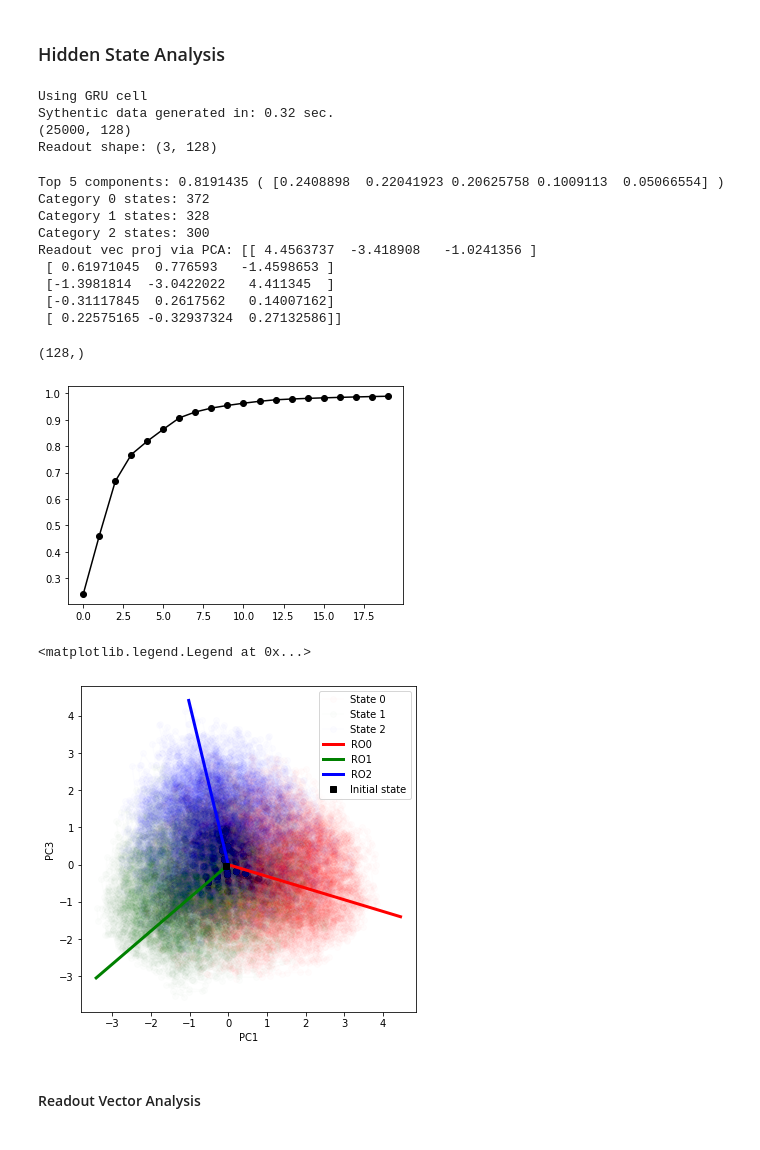
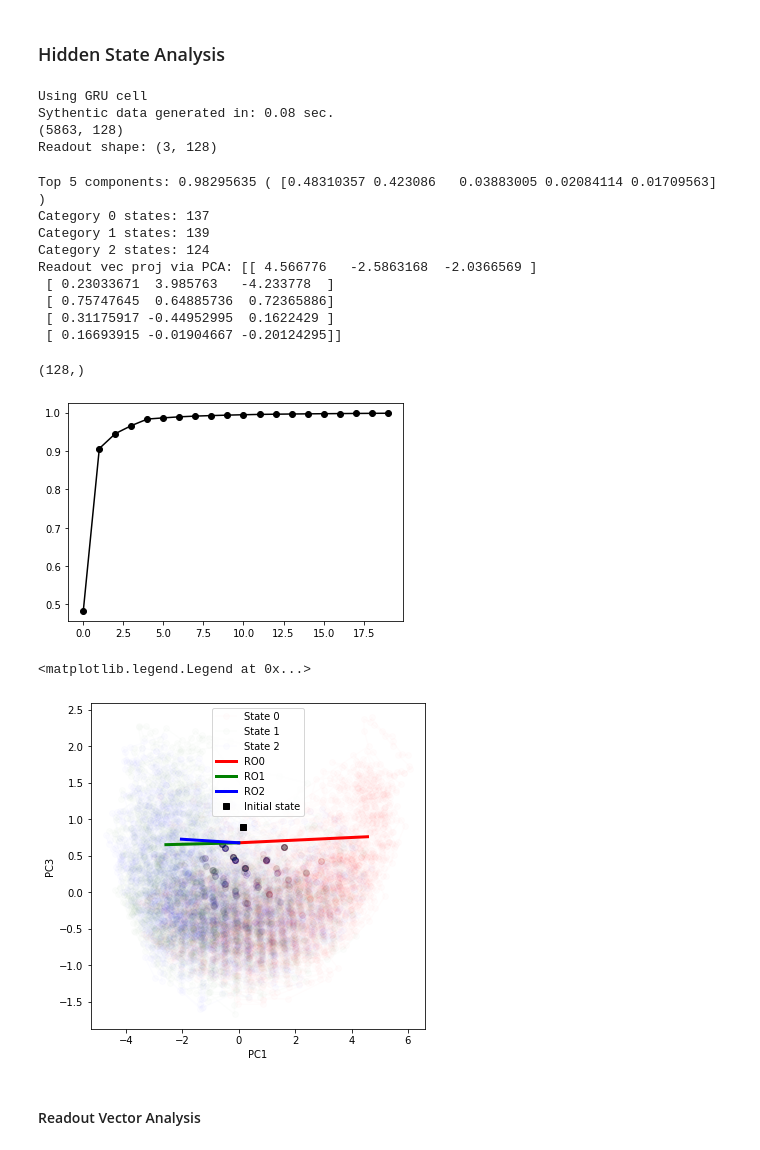
Before and after one commit to kaitken17/colab_based_projects, a Jupyter notebook: sythetic_analysis_multiclass.ipynb, the cells around one changed output. Saved outputs shown, nothing was run; the diff lists cells and outputs as text; code cells hidden in the pictures.

```diff
--- a/sythetic_analysis_multiclass.ipynb
+++ b/sythetic_analysis_multiclass.ipynb
@@ -1042,7 +1075,7 @@ Data Saved
 # Save the network
 path =  '/content/drive/My Drive/ml_research/fixedpoints_nlp/data/gru_3classrgb_xe_noRO_l2is2e-4.pickle'
 
-train_params.pop('decay_fun')
+# train_params.pop('decay_fun')
 
 save_data = override_data(path, True)
 save_run_data(path, save_data, get_params(opt_state), toy_params, rnn_specs, train_params)
@@ -1051,6 +1085,6 @@ KeyError: ignored
 # %%
 # Loads network
-path = '/content/drive/My Drive/ml_research/fixedpoints_nlp/data/gru_4classrgb_01-12-23-30is01_noRO_l2is5e-3.pickle'
+path = '/content/drive/My Drive/ml_research/fixedpoints_nlp/data/gru_3classrgb_xe_noRO_l2is2e-4.pickle'
 
 with open(path, 'rb') as load_file:
     params_loaded = pickle.load(load_file)
@@ -1112,7 +1146,8 @@ def rnn_states(batch, rnn_params, only_final=False):
   if only_final: # returns only the final hidden state
     return [h[batch['index'][0]] for h in states]
   else:
-    return [h[:batch['index'][0]+1] for h in states]
+    # return [h[:batch['index'][0]+1] for h in states]
+    return [h[:idx[0]] for h, idx in zip(states, batch['index'])]
 
 def keep_unique_fixed_points(fps, identical_tol=0.0, do_print=True):
   """Get unique fixed points by choosing a representative within tolerance.
@@ -1157,7 +1192,7 @@ def keep_unique_fixed_points(fps, identical_tol=0.0, do_print=True):
 cell = build_cell(rnn_specs)
 
 # Get RNN hidden states in response to a test batch.
-n_trials = 1000
+n_trials = 400
 
 syn_data_test = generate_data(n_trials, toy_params, rnn_specs['output_size'])
 
@@ -1173,8 +1208,8 @@ readout = wO.T
 print('Readout shape:', readout.shape)
 # %% [output]
 Using GRU cell
-Sythentic data generated in: 0.32 sec.
-(25000, 128)
+Sythentic data generated in: 0.08 sec.
+(5863, 128)
 Readout shape: (3, 128)
 # %%
 pc_dims = 5
@@ -1199,60 +1234,62 @@ for i in range(len(toy_params['sentiments'])):
 # We use principal components analysis (PCA) for visualization.
 pca = PCA(n_components=pc_dims).fit(pts)
 comp = pca.components_ # pc_dims x n_hidden
-print('Readout vec proj via PCA:', np.matmul(comp, readout.T))
+print('Readout vec proj via PCA:', pca.transform(readout).T)
 
 # The initial state.
 h0 = cell.get_initial_state(rnn_params)
 h0.shape
 # %% [output]
-Top 5 components: 0.8191435 ( [0.2408898  0.22041923 0.20625758 0.1009113  0.05066554] )
-Category 0 states: 372
-Category 1 states: 328
-Category 2 states: 300
-Readout vec proj via PCA: [[ 4.4563737  -3.418908   -1.0241356 ]
- [ 0.61971045  0.776593   -1.4598653 ]
- [-1.3981814  -3.0422022   4.411345  ]
- [-0.31117845  0.2617562   0.14007162]
- [ 0.22575165 -0.32937324  0.27132586]]
+Top 5 components: 0.98295635 ( [0.48310357 0.423086   0.03883005 0.02084114 0.01709563] )
+Category 0 states: 137
+Category 1 states: 139
+Category 2 states: 124
+Readout vec proj via PCA: [[ 4.566776   -2.5863168  -2.0366569 ]
+ [ 0.23033671  3.985763   -4.233778  ]
+ [ 0.75747645  0.64885736  0.72365886]
+ [ 0.31175917 -0.44952995  0.1622429 ]
+ [ 0.16693915 -0.01904667 -0.20124295]]
 (128,)
-[figure, old version]
+[figure, new version]
 # %%
 # Here, we visualize the hidden states of the RNN, projected into a
 # low-dimensional 2D state space.
 
 plt.figure(figsize=(6, 6))
 
 pc1 = 0
-pc2 = 2
+pc2 = 1
 
 # state_labels = ['Positive examples', 'Negative examples']
 state_labels = ['State {}'.format(i) for i in range(len(toy_params['sentiments']))]
 state_colors = ['r', 'g', 'b', 'y', 'orange', 'm']
 for i in range(len(toy_params['sentiments'])):
   if len(states[i]) > 0:
     pca_states = pca.transform(np.vstack(states[i])).T
     plt.plot(pca_states[pc1], pca_states[pc2], c = state_colors[i], marker='o', alpha=0.01, label=state_labels[i])
 
 
 # Plots readout direction
+pca_ro = pca.transform(readout)
+pca_zero = pca.transform(np.atleast_2d(np.zeros((128,)))).T
 for i in range(len(readout)):
-  ro_dir = np.matmul(comp, readout[i])
-  x_ro = [0, ro_dir[pc1]]
-  y_ro = [0, ro_dir[pc2]]
+  # ro_dir = pca.transform(readout[i]).T #np.matmul(comp, readout[i])
+  x_ro = [pca_zero[pc1], pca_ro[i][pc1]]
+  y_ro = [pca_zero[pc2], pca_ro[i][pc2]]
   plt.plot(x_ro, y_ro, state_colors[i], linewidth = 3, label='RO'+str(i))
 
 pca_h0 = pca.transform(np.atleast_2d(h0)).T
 plt.plot(pca_h0[pc1], pca_h0[pc2], 'ks', label='Initial state')
 
 plt.xlabel('PC'+str(pc1+1))
 plt.ylabel('PC'+str(pc2+1))
 # plt.xlim(-5, 5)
 # plt.ylim(-5, 5)
 
 plt.legend()
 # %% [output]
 <matplotlib.legend.Legend at 0x...>
-[figure, old version]
+[figure, new version]
 # %% [markdown]
 #### Readout Vector Analysis
 # %%
```
Also changed, not shown: parts of 16 cells of this notebook.
